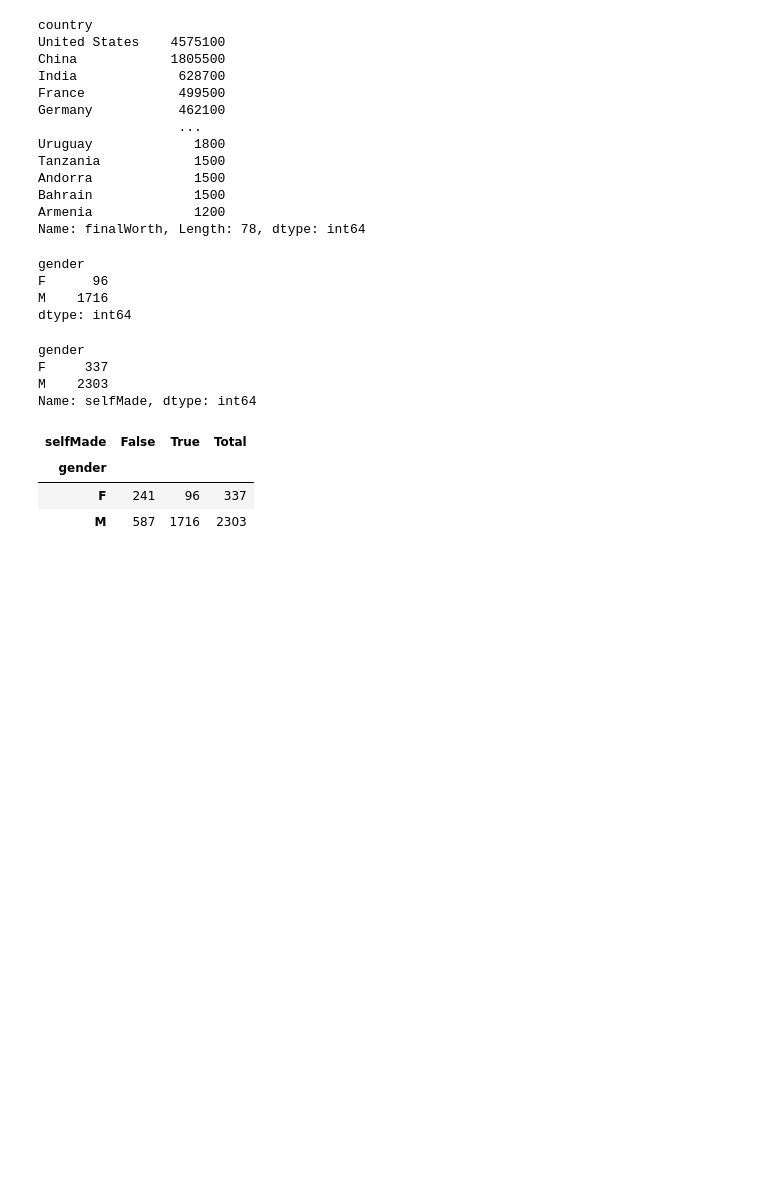
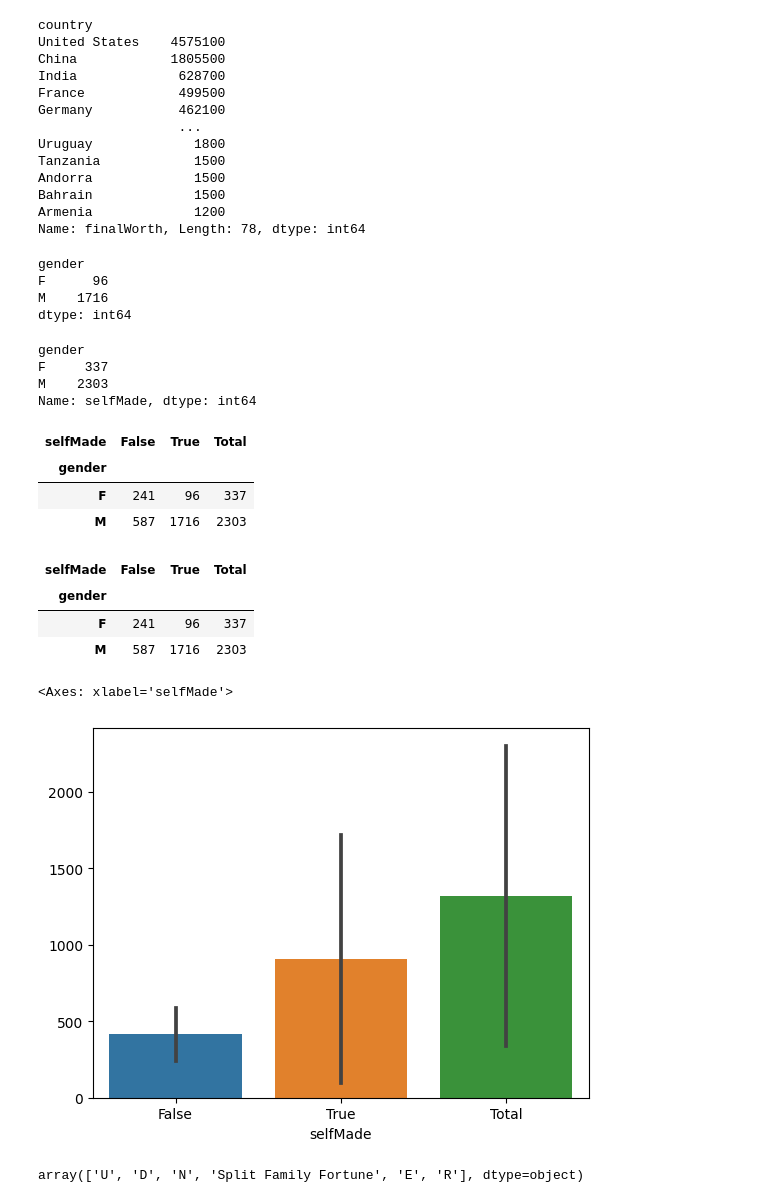
Before and after one commit to Kowallskiy/world_education, a Jupyter notebook: billion.ipynb, the cells around one changed output. Saved outputs shown, nothing was run; the diff lists cells and outputs as text; code cells hidden in the pictures; blank space fills up the shorter version.

```diff
--- a/billion.ipynb
+++ b/billion.ipynb
@@ -117,3 +117,20 @@ result
 | gender |  |  |  |
 | F | 241 | 96 | 337 |
 | M | 587 | 1716 | 2303 |
+# %%
+result.transpose()
+result
+# %% [output]
+| selfMade | False | True | Total |
+| gender |  |  |  |
+| F | 241 | 96 | 337 |
+| M | 587 | 1716 | 2303 |
+# %%
+sns.barplot(result)
+# %% [output]
+<Axes: xlabel='selfMade'>
+[figure, added]
+# %%
+dataset['status'].unique()
+# %% [output]
+array(['U', 'D', 'N', 'Split Family Fortune', 'E', 'R'], dtype=object)
```
Also changed, not shown: parts of 6 cells of this notebook.
